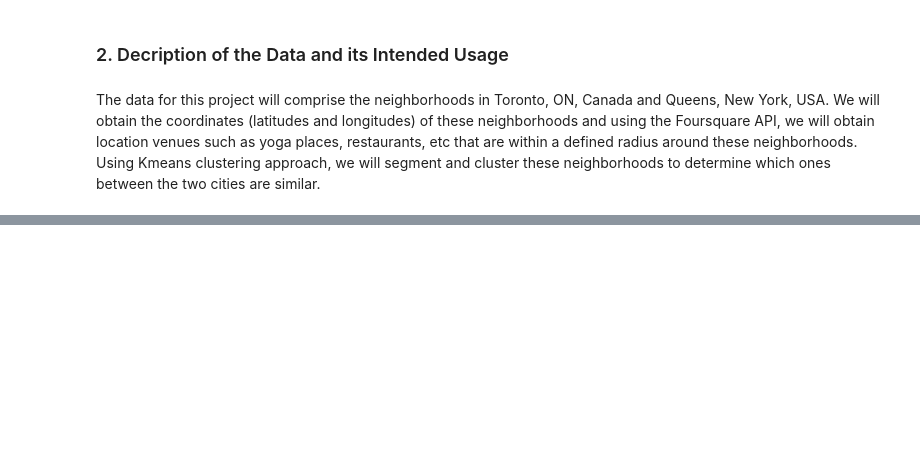
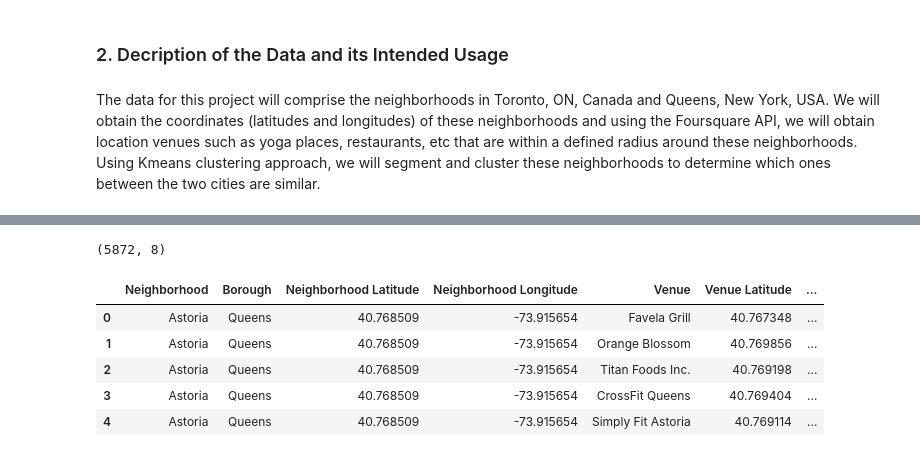
Before and after one commit to collins298/Coursera_Capstone, a Jupyter notebook: Report2.ipynb, the cells around one changed output, grey strips where cells are left out. Drawn from its saved outputs; the diff is of its cells as text; code cells hidden in the pictures; blank space fills up the shorter version.

```diff
--- a/Report2.ipynb
+++ b/Report2.ipynb
@@ -23,0 +98,27 @@ cities are similar.
+# %%
+d = {'PostalCode':Postcode, 'Borough':Borough, 'Neighborhood':Neighborhood}
+newtable = pd.DataFrame(data = d)
+
+newtable.drop(index = newtable.index[newtable['Borough']=='Not assigned'], inplace = True)
+newtable.reset_index(drop = True, inplace = True)
+
+for num, i in enumerate(newtable['Neighborhood']):
+    if i == 'Not assigned':
+        newtable.loc[num, 'Neighborhood'] = newtable.loc[num, 'Borough']
+
+indx = []
+for i in range(newtable['Borough'].size):
+    indx.append(newtable['Borough'][i].endswith('Toronto'))
+
+# Use that list to create the new dataframe
+Toronto_neigh = newtable[indx].reset_index(drop=True)
+
+t67 = Toronto_neigh.loc[67, 'Neighborhood']
+t67 = t67[t67.find('T'):]
+Toronto_neigh.loc[67, 'Neighborhood'] = t67
+
+t73 = Toronto_neigh.loc[73, 'Neighborhood']
+t73 = t73[:t73.find('9')]
+Toronto_neigh.loc[73, 'Neighborhood'] = t73
+
+Toronto_neigh.head()
@@ -23,0 +325,11 @@ cities are similar.
+# %%
+print(Combined_venues.shape)
+Combined_venues.head()
+# %% [output]
+(5872, 8)
+|  | Neighborhood | Borough | Neighborhood Latitude | Neighborhood Longitude | Venue | Venue Latitude | ... |
+| 0 | Astoria | Queens | 40.768509 | -73.915654 | Favela Grill | 40.767348 | ... |
+| 1 | Astoria | Queens | 40.768509 | -73.915654 | Orange Blossom | 40.769856 | ... |
+| 2 | Astoria | Queens | 40.768509 | -73.915654 | Titan Foods Inc. | 40.769198 | ... |
+| 3 | Astoria | Queens | 40.768509 | -73.915654 | CrossFit Queens | 40.769404 | ... |
+| 4 | Astoria | Queens | 40.768509 | -73.915654 | Simply Fit Astoria | 40.769114 | ... |
```
Also changed, not shown: parts of 26 cells of this notebook.
